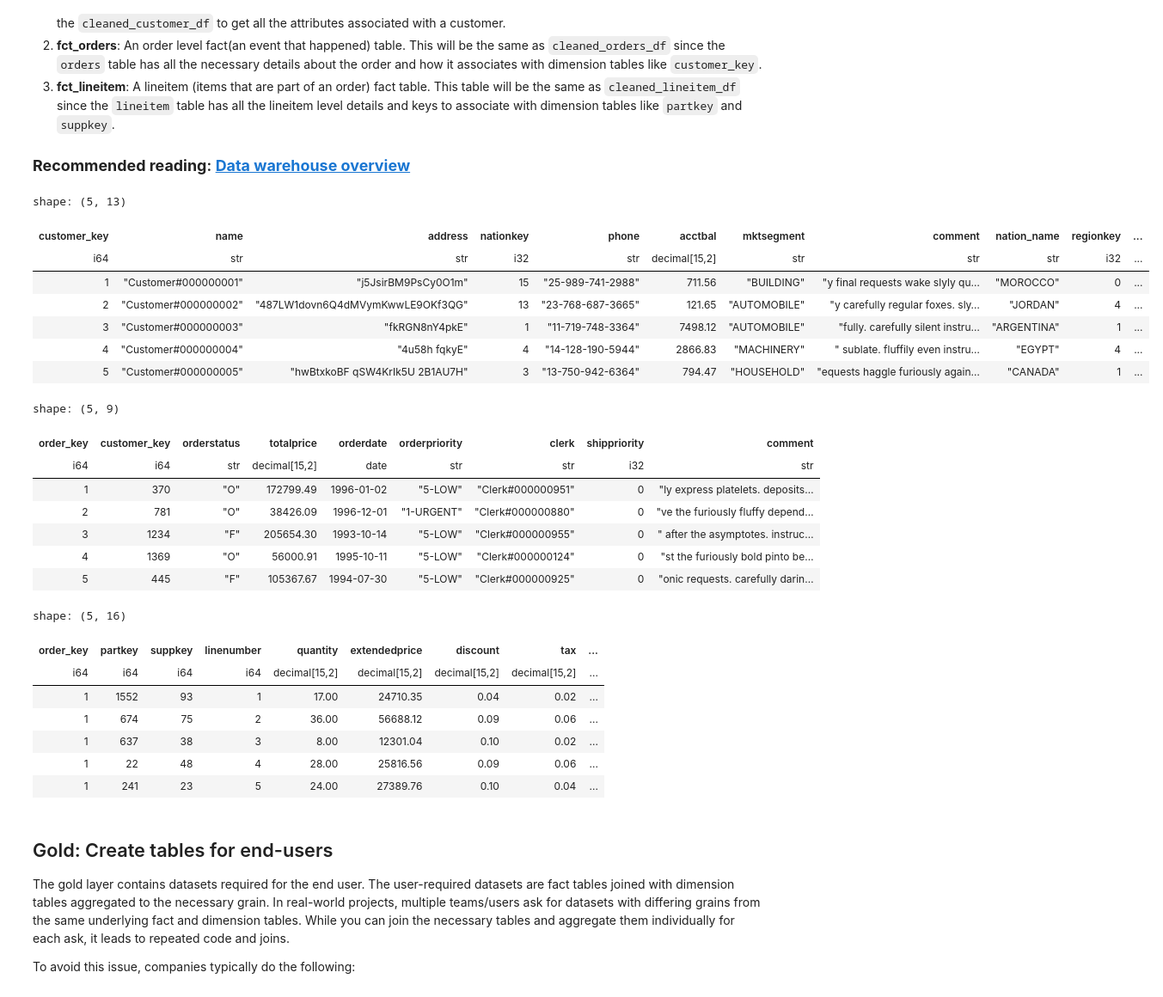
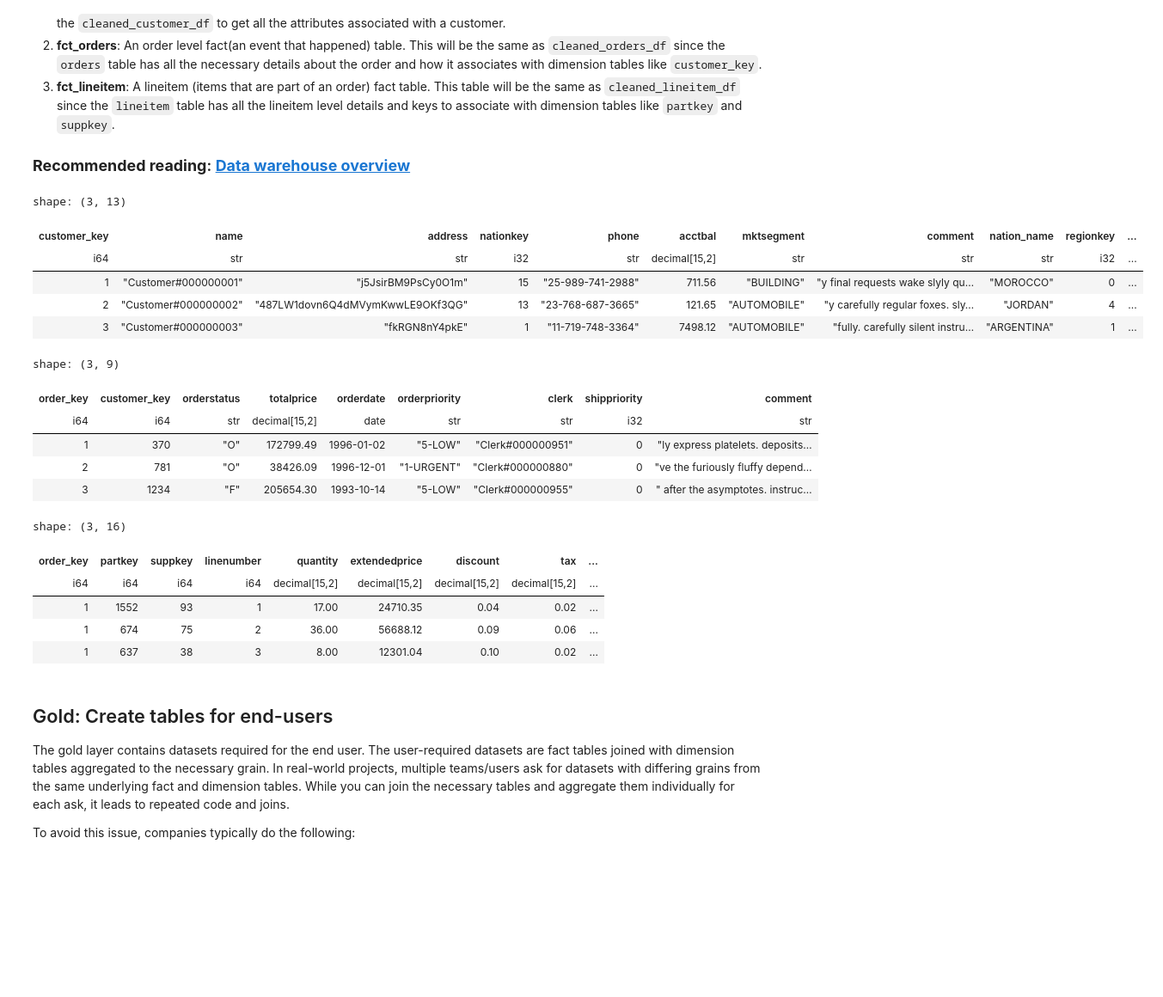
Before and after one commit to sarah-weatherbee/de-review-jm, a Jupyter notebook: setup-data-project.ipynb, the cells around one changed output. Shown at 86% size. Saved outputs shown, nothing was run; the diff lists cells and outputs as text; code cells hidden in the pictures; blank space fills up the shorter version.

```diff
--- a/setup-data-project.ipynb
+++ b/setup-data-project.ipynb
@@ -354,38 +430,32 @@ dim_customer = cleaned_customer_df\
 fct_orders = cleaned_orders_df
 fct_lineitem = cleaned_lineitem_df
 # %%
-dim_customer.head()
+dim_customer.head(3)
 # %% [output]
-shape: (5, 13)
+shape: (3, 13)
 | customer_key | name | address | nationkey | phone | acctbal | mktsegment | comment | nation_name | regionkey | ... |
 | i64 | str | str | i32 | str | decimal[15,2] | str | str | str | i32 | ... |
 | 1 | "Customer#000000001" | "j5JsirBM9PsCy0O1m" | 15 | "25-989-741-2988" | 711.56 | "BUILDING" | "y final requests wake slyly qu… | "MOROCCO" | 0 | ... |
 | 2 | "Customer#000000002" | "487LW1dovn6Q4dMVymKwwLE9OKf3QG" | 13 | "23-768-687-3665" | 121.65 | "AUTOMOBILE" | "y carefully regular foxes. sly… | "JORDAN" | 4 | ... |
 | 3 | "Customer#000000003" | "fkRGN8nY4pkE" | 1 | "11-719-748-3364" | 7498.12 | "AUTOMOBILE" | "fully. carefully silent instru… | "ARGENTINA" | 1 | ... |
-| 4 | "Customer#000000004" | "4u58h fqkyE" | 4 | "14-128-190-5944" | 2866.83 | "MACHINERY" | " sublate. fluffily even instru… | "EGYPT" | 4 | ... |
-| 5 | "Customer#000000005" | "hwBtxkoBF qSW4KrIk5U 2B1AU7H" | 3 | "13-750-942-6364" | 794.47 | "HOUSEHOLD" | "equests haggle furiously again… | "CANADA" | 1 | ... |
 # %%
-fct_orders.head()
+fct_orders.head(3)
 # %% [output]
-shape: (5, 9)
+shape: (3, 9)
 | order_key | customer_key | orderstatus | totalprice | orderdate | orderpriority | clerk | shippriority | comment |
 | i64 | i64 | str | decimal[15,2] | date | str | str | i32 | str |
 | 1 | 370 | "O" | 172799.49 | 1996-01-02 | "5-LOW" | "Clerk#000000951" | 0 | "ly express platelets. deposits… |
 | 2 | 781 | "O" | 38426.09 | 1996-12-01 | "1-URGENT" | "Clerk#000000880" | 0 | "ve the furiously fluffy depend… |
 | 3 | 1234 | "F" | 205654.30 | 1993-10-14 | "5-LOW" | "Clerk#000000955" | 0 | " after the asymptotes. instruc… |
-| 4 | 1369 | "O" | 56000.91 | 1995-10-11 | "5-LOW" | "Clerk#000000124" | 0 | "st the furiously bold pinto be… |
-| 5 | 445 | "F" | 105367.67 | 1994-07-30 | "5-LOW" | "Clerk#000000925" | 0 | "onic requests. carefully darin… |
 # %%
-fct_lineitem.head()
+fct_lineitem.head(3)
 # %% [output]
-shape: (5, 16)
+shape: (3, 16)
 | order_key | partkey | suppkey | linenumber | quantity | extendedprice | discount | tax | ... |
 | i64 | i64 | i64 | i64 | decimal[15,2] | decimal[15,2] | decimal[15,2] | decimal[15,2] | ... |
 | 1 | 1552 | 93 | 1 | 17.00 | 24710.35 | 0.04 | 0.02 | ... |
 | 1 | 674 | 75 | 2 | 36.00 | 56688.12 | 0.09 | 0.06 | ... |
 | 1 | 637 | 38 | 3 | 8.00 | 12301.04 | 0.10 | 0.02 | ... |
-| 1 | 22 | 48 | 4 | 28.00 | 25816.56 | 0.09 | 0.06 | ... |
-| 1 | 241 | 23 | 5 | 24.00 | 27389.76 | 0.10 | 0.04 | ... |
 # %% [markdown]
 ## Gold: Create tables for end-users
 
```
Also changed, not shown: parts of 15 cells of this notebook.
